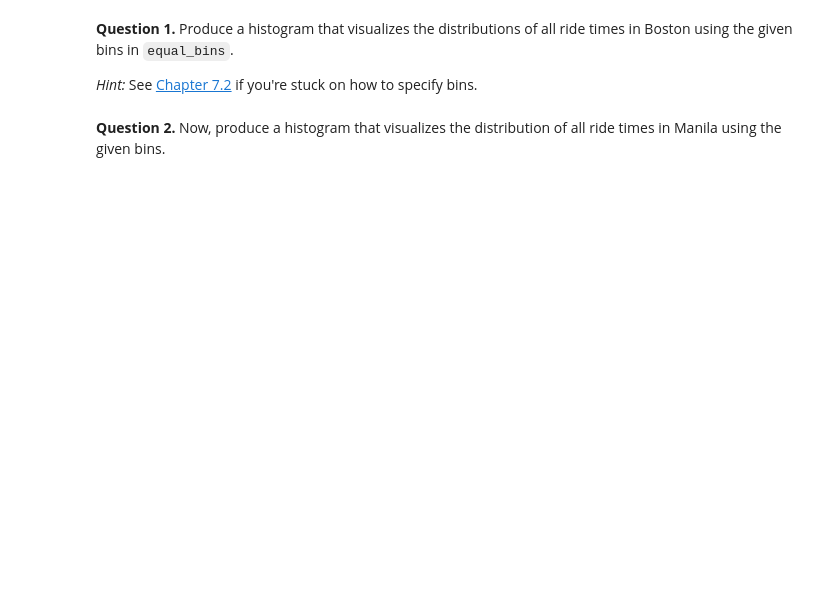
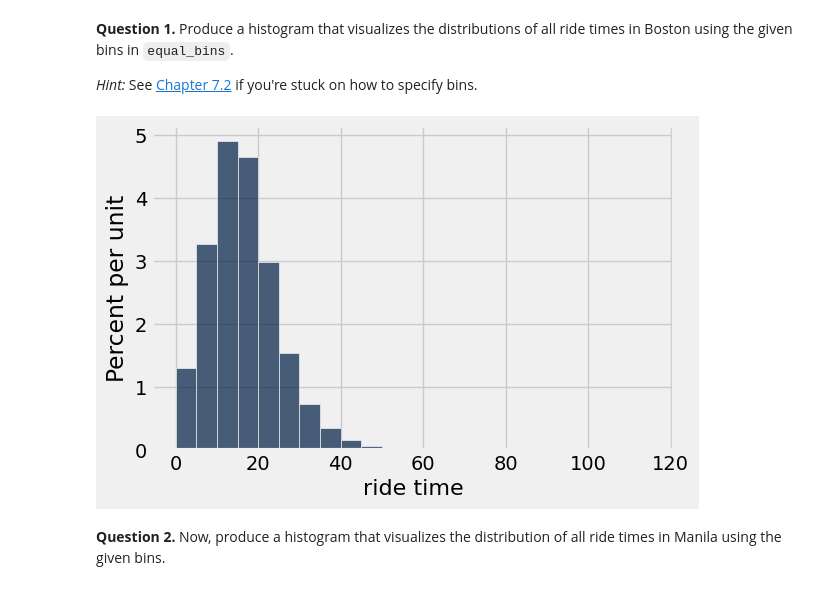
Before and after one commit to loganmroczek/24-Fall-Data1350, a Jupyter notebook: hw03-1/hw03/hw03.ipynb, the cells around one changed output. Saved outputs shown, nothing was run; the diff lists cells and outputs as text; code cells hidden in the pictures; blank space fills up the shorter version.

```diff
--- a/hw03-1/hw03/hw03.ipynb
+++ b/hw03-1/hw03/hw03.ipynb
@@ -212,7 +343,9 @@ manila.show(4)
 *Hint:* See [Chapter 7.2](https://inferentialthinking.com/chapters/07/2/Visualizing_Numerical_Distributions.html) if you're stuck on how to specify bins.
 # %%
 equal_bins = np.arange(0, 120, 5)
-...
+boston.hist('ride time', bins=equal_bins)
+# %% [output]
+[figure, added]
 # %% [markdown]
 <!-- END QUESTION -->
 
```
Also changed, not shown: parts of 53 cells of this notebook, 2 other files.
